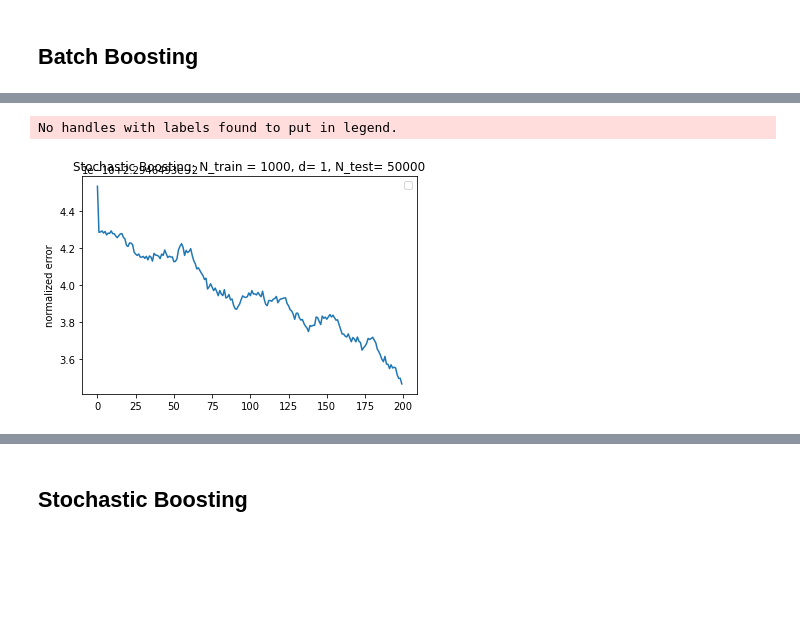
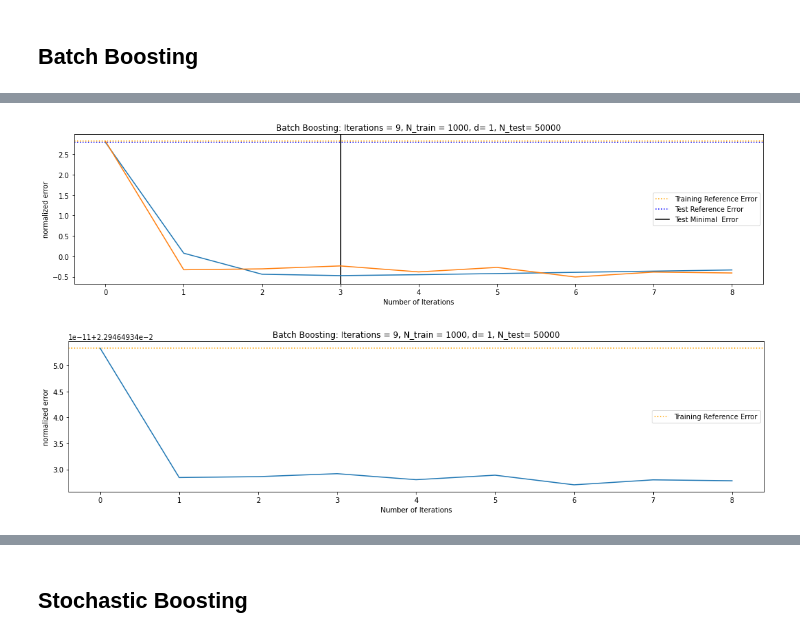
Before and after one commit to tlpss/ML-Project2, a Jupyter notebook: Gaussian Process Regression Model/#0007_Ensemble_Batch_Boosting.ipynb, the cells around one changed output, grey strips where cells are left out. Drawn from its saved outputs; the diff is of its cells as text; code cells hidden in the pictures; blank space fills up the shorter version.

Commit message:
Updated Batch Boosting

```diff
--- a/Gaussian Process Regression Model/#0007_Ensemble_Batch_Boosting.ipynb
+++ b/Gaussian Process Regression Model/#0007_Ensemble_Batch_Boosting.ipynb
@@ -24,7 +24,7 @@ np.random.seed(2020)
 # %%
 N_train =1000
 N_test = 50000
-Max_Iter = 100
+Max_Iter = 50
 Ratio = 0.30
 d = 1
 T = 2
@@ -161,0 +154,4 @@ For iteration number 199, the error decreased
+# %%
+
+
+models, train_error, test_error, min_error = Bacth_Boosting(np.copy(Flattened_X_train), np.copy(y_train), np.copy(Flattened_X_test), np.copy(y_test), Max_Iter, (float("inf"), float("inf")), 5, kernel)
@@ -168,13 +180,28 @@ normalized_error_VT(y_pred , V_T, V_0).item()
+# %%
+plt.figure(figsize = (18, 4))
+plt.axhline(normalized_train_error[0], ls=':', color = 'orange', label = 'Training Reference Error')
+plt.axhline(normalized_test_error[0], ls=':', color = 'blue', label = 'Test Reference Error')
+plt.axvline(min_error[1], ls='-', color = 'k', label = 'Test Minimal  Error')
+plt.plot(np.arange(len(test_error)) , normalized_test_error)
+plt.plot(np.arange(len(train_error)) , normalized_train_error)
+plt.title(f"Batch Boosting: Iterations = {len(train_error)}, N_train = {N_train}, d= {d}, N_test= {N_test}")
+plt.xlabel("Number of Iterations")
+
+plt.ylabel("normalized error")
+plt.legend(loc='center right')
+plt.show()
+# %% [output]
+[figure, added]
 # %%
-#plt.hlines(reference_error,xmin=0,xmax=29,linestyles='dashed', label = 'reference error')
-plt.plot(np.arange(len(error)) , error)
-plt.title(f"Stochastic Boosting: N_train = {N_train}, d= {d}, N_test= {N_test}")
-plt.xlabel("")
+plt.figure(figsize = (18, 4))
+plt.axhline(train_error[0], ls=':', color = 'orange', label = 'Training Reference Error')
+plt.plot(np.arange(len(train_error)) ,train_error)
+plt.title(f"Batch Boosting: Iterations = {len(train_error)}, N_train = {N_train}, d= {d}, N_test= {N_test}")
+plt.xlabel("Number of Iterations")
 
 plt.ylabel("normalized error")
-plt.legend(loc='upper right')
+plt.legend(loc='center right')
 plt.show()
 # %% [output]
-No handles with labels found to put in legend.
-[figure, old version]
+[figure, new version]
 # %%
```
Also changed, not shown: parts of 25 cells of this notebook.
